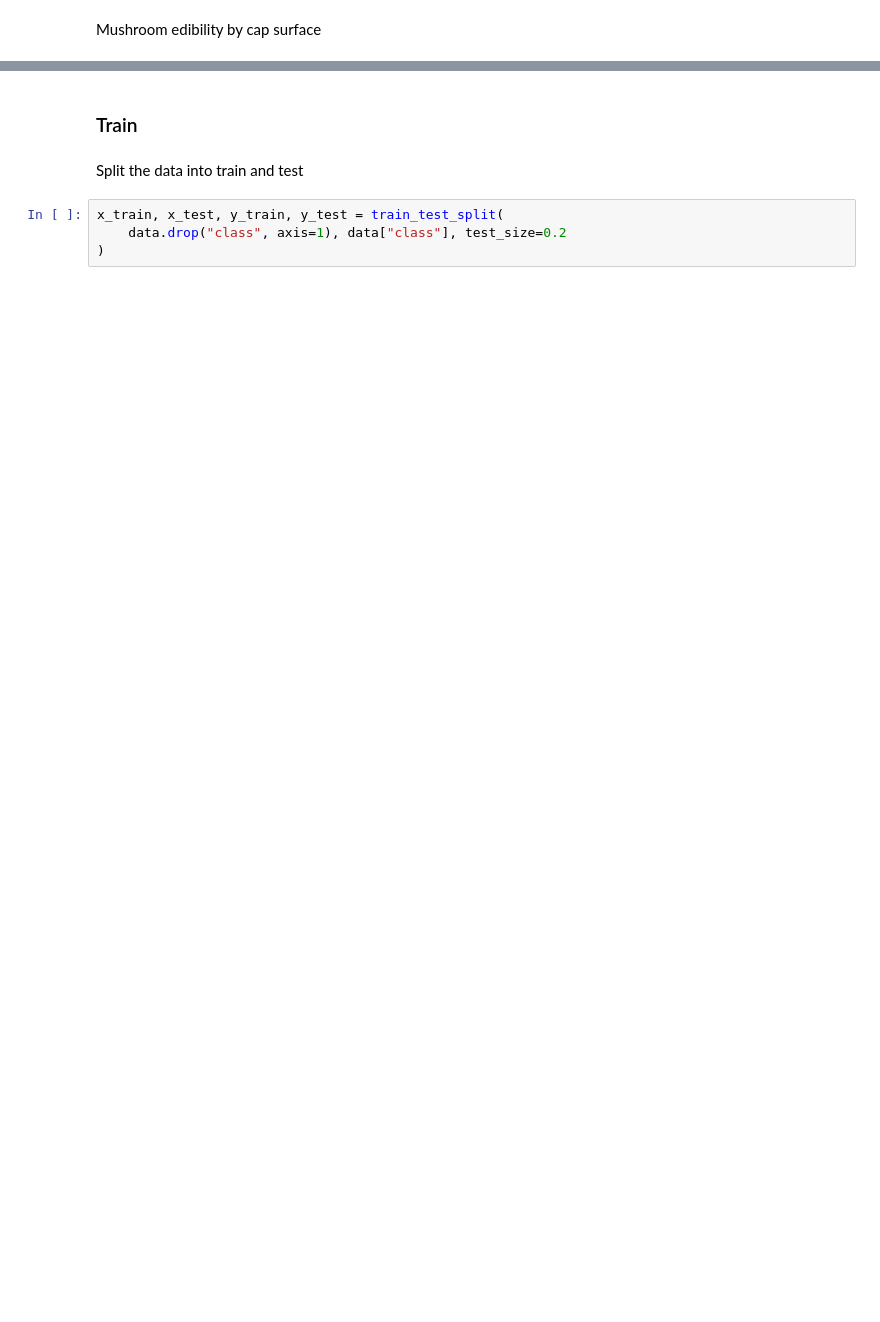
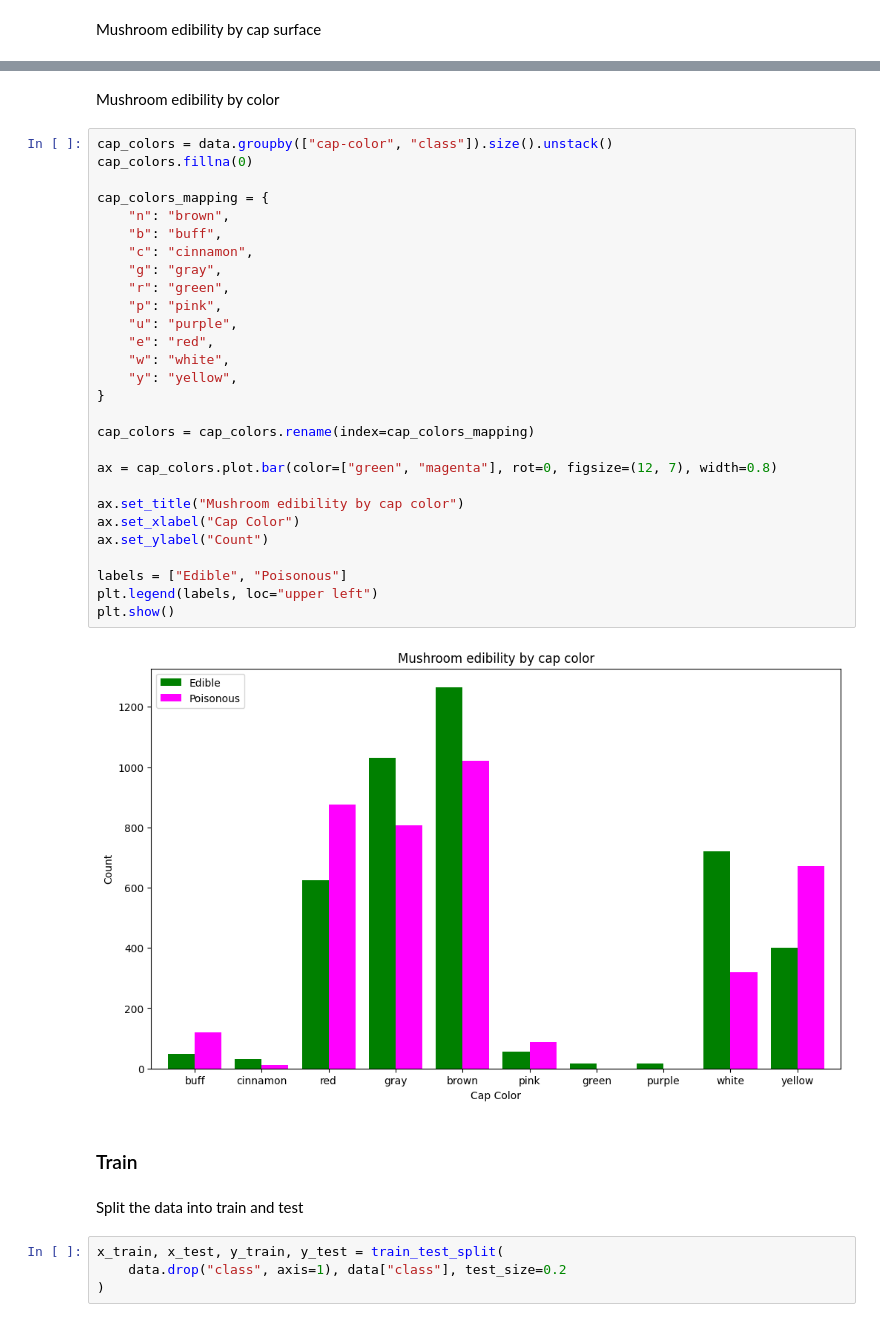
Before and after one commit to janumiko/Mushroom_Prediction, a Jupyter notebook: mushrooms.ipynb, the cells around one changed output, grey strips where cells are left out. Cells and saved outputs as stored; diff of their text form; blank space fills up the shorter version.

```diff
--- a/mushrooms.ipynb
+++ b/mushrooms.ipynb
@@ -111,3 +111,35 @@ plt.show()
+# %% [markdown]
+Mushroom edibility by color
+# %%
+cap_colors = data.groupby(["cap-color", "class"]).size().unstack()
+cap_colors.fillna(0)
+
+cap_colors_mapping = {
+    "n": "brown",
+    "b": "buff",
+    "c": "cinnamon",
+    "g": "gray",
+    "r": "green",
+    "p": "pink",
+    "u": "purple",
+    "e": "red",
+    "w": "white",
+    "y": "yellow",
+}
+
+cap_colors = cap_colors.rename(index=cap_colors_mapping)
+
+ax = cap_colors.plot.bar(color=["green", "magenta"], rot=0, figsize=(12, 7), width=0.8)
+
+ax.set_title("Mushroom edibility by cap color")
+ax.set_xlabel("Cap Color")
+ax.set_ylabel("Count")
+
+labels = ["Edible", "Poisonous"]
+plt.legend(labels, loc="upper left")
+plt.show()
+# %% [output]
+[figure, added]
 # %% [markdown]
 ### Train
 # %% [markdown]
```
Also changed, not shown: parts of 2 cells of this notebook.
